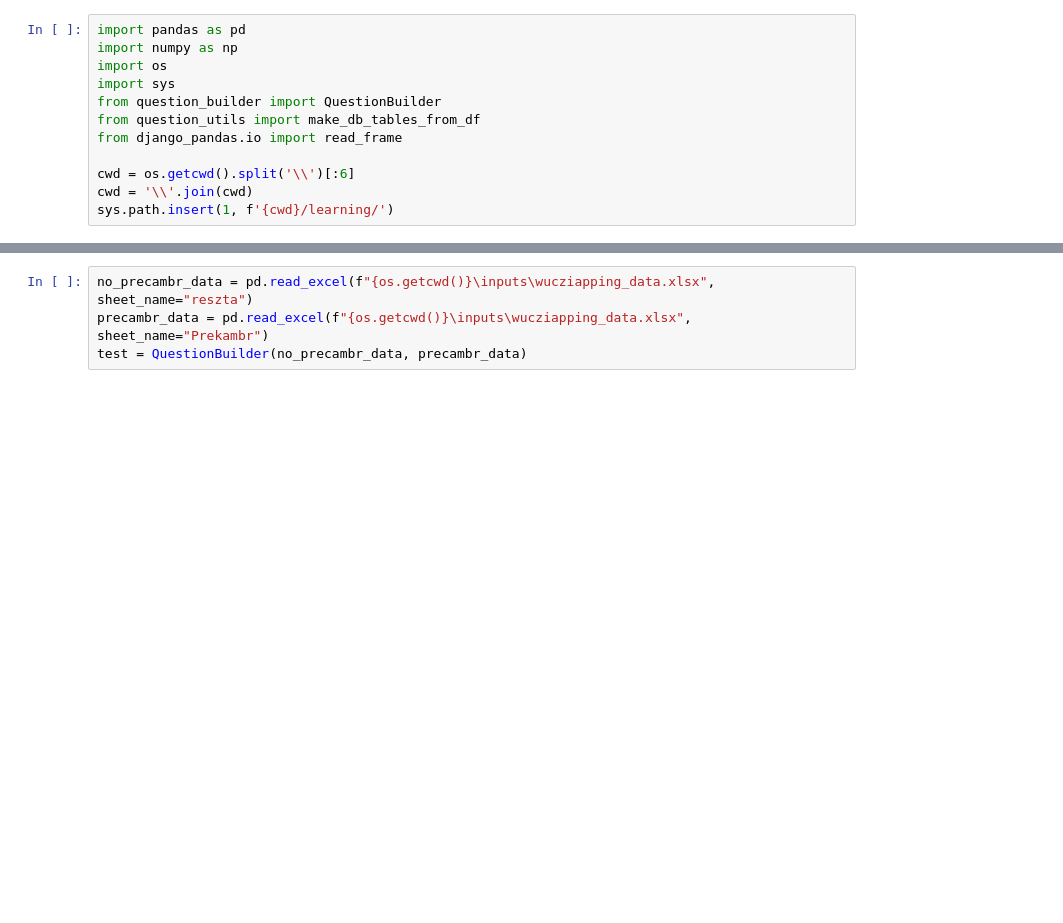
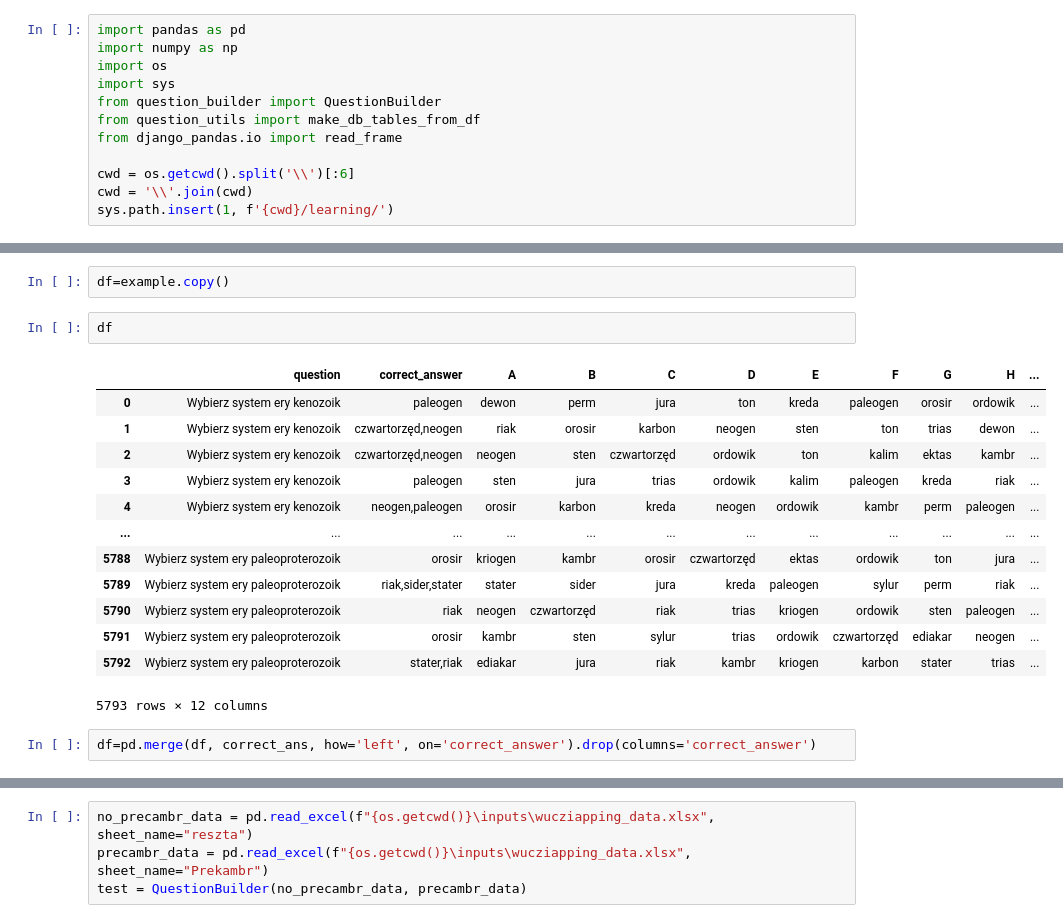
Before and after one commit to wiktorpiela/wucziapping, a Jupyter notebook: backend/question_builder/testing.ipynb, the cells around one changed output, grey strips where cells are left out. Drawn from its saved outputs; the diff is of its cells as text; blank space fills up the shorter version.

```diff
--- a/backend/question_builder/testing.ipynb
+++ b/backend/question_builder/testing.ipynb
@@ -16,0 +24,20 @@ df.to_csv(r'outputs/main_df2.csv', index=False)
+# %%
+df=example.copy()
+# %%
+df
+# %% [output]
+|  | question | correct_answer | A | B | C | D | E | F | G | H | ... |
+| 0 | Wybierz system ery kenozoik | paleogen | dewon | perm | jura | ton | kreda | paleogen | orosir | ordowik | ... |
+| 1 | Wybierz system ery kenozoik | czwartorzęd,neogen | riak | orosir | karbon | neogen | sten | ton | trias | dewon | ... |
+| 2 | Wybierz system ery kenozoik | czwartorzęd,neogen | neogen | sten | czwartorzęd | ordowik | ton | kalim | ektas | kambr | ... |
+| 3 | Wybierz system ery kenozoik | paleogen | sten | jura | trias | ordowik | kalim | paleogen | kreda | riak | ... |
+| 4 | Wybierz system ery kenozoik | neogen,paleogen | orosir | karbon | kreda | neogen | ordowik | kambr | perm | paleogen | ... |
+| ... | ... | ... | ... | ... | ... | ... | ... | ... | ... | ... | ... |
+| 5788 | Wybierz system ery paleoproterozoik | orosir | kriogen | kambr | orosir | czwartorzęd | ektas | ordowik | ton | jura | ... |
+| 5789 | Wybierz system ery paleoproterozoik | riak,sider,stater | stater | sider | jura | kreda | paleogen | sylur | perm | riak | ... |
+| 5790 | Wybierz system ery paleoproterozoik | riak | neogen | czwartorzęd | riak | trias | kriogen | ordowik | sten | paleogen | ... |
+| 5791 | Wybierz system ery paleoproterozoik | orosir | kambr | sten | sylur | trias | ordowik | czwartorzęd | ediakar | neogen | ... |
+| 5792 | Wybierz system ery paleoproterozoik | stater,riak | ediakar | jura | riak | kambr | kriogen | karbon | stater | trias | ... |
+5793 rows × 12 columns
+# %%
+df=pd.merge(df, correct_ans, how='left', on='correct_answer').drop(columns='correct_answer')
```
Also changed, not shown: parts of 7 cells of this notebook, 7 other files.
